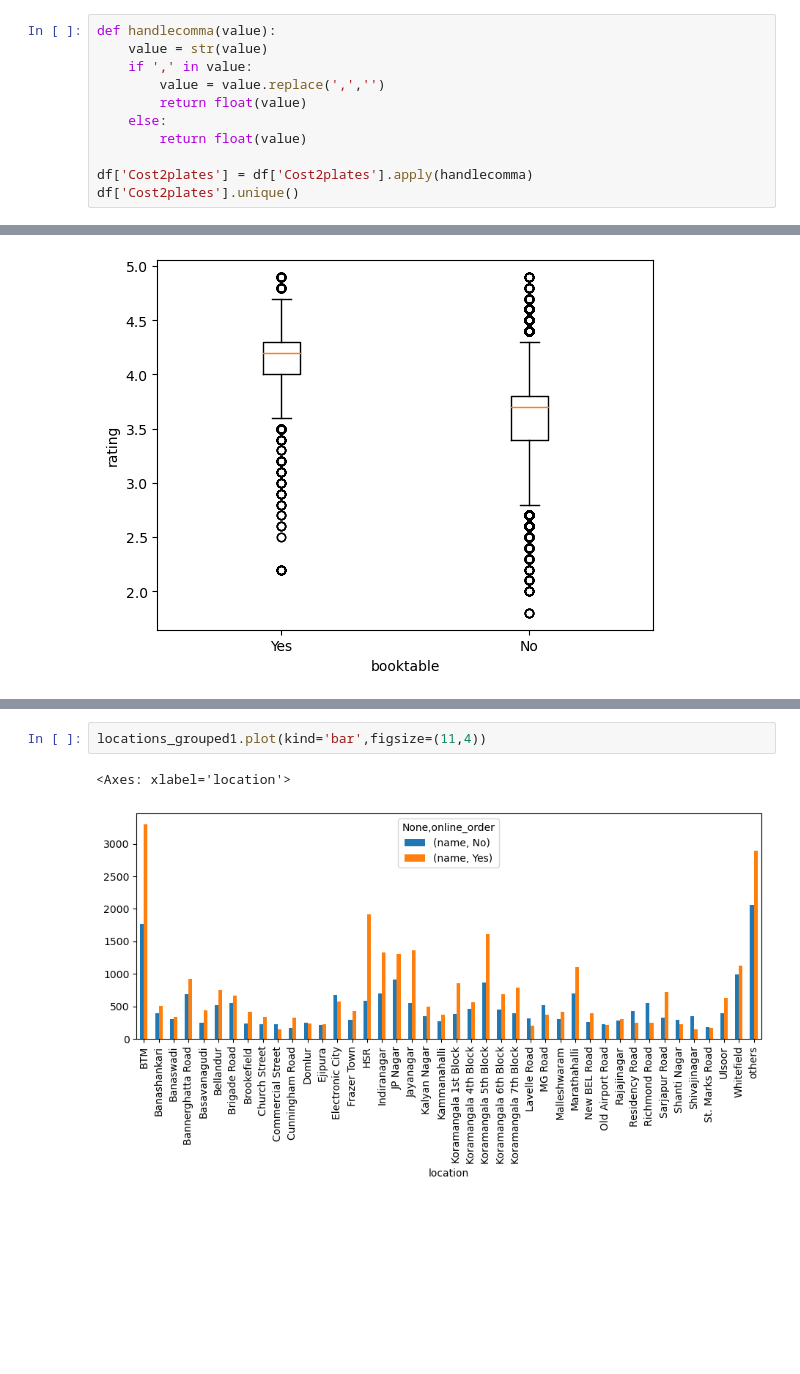
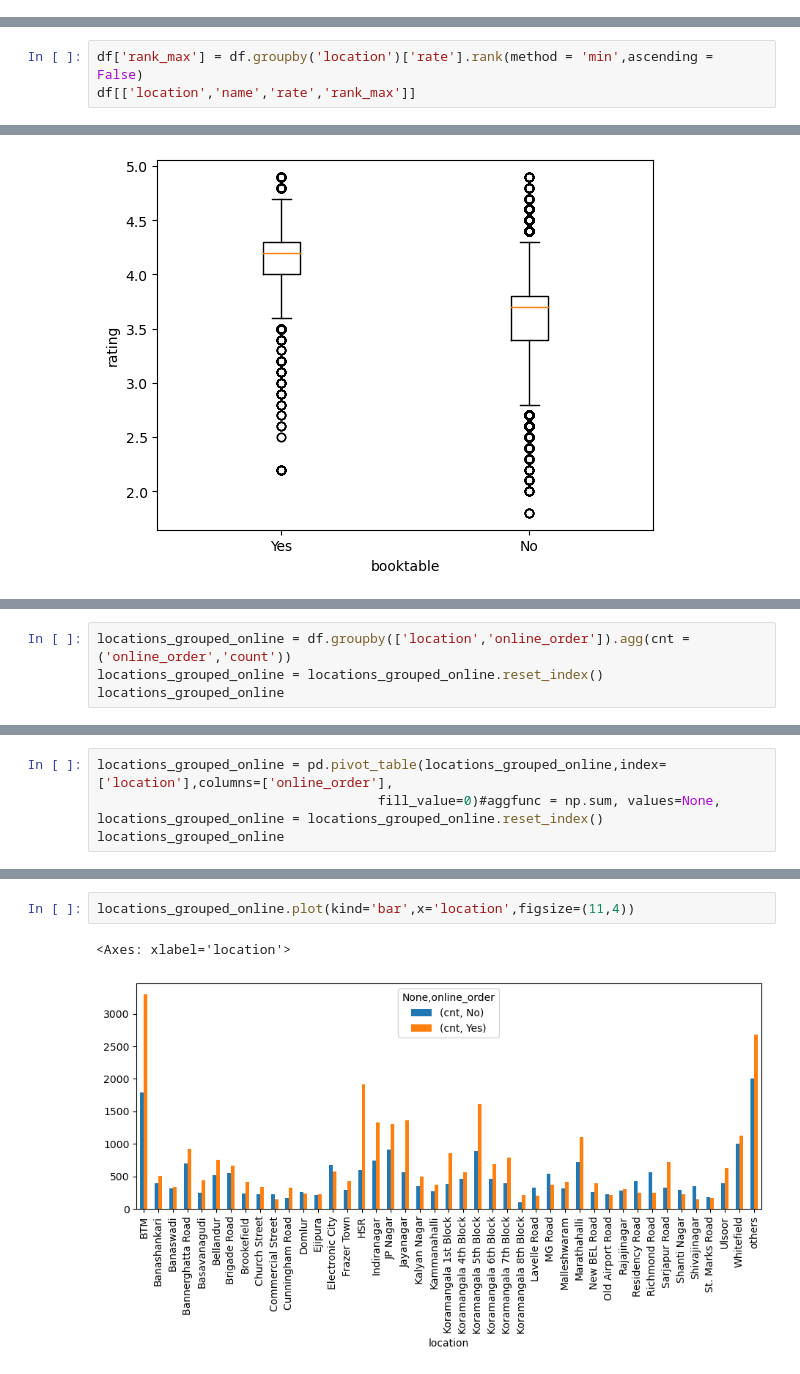
Before and after one commit to Abhijnan345Ghosh/Zomato_datasets_Analysis-Python-Pandas-Numpy-Matplotlib-, a Jupyter notebook: zomatosales analysis.ipynb, the cells around one changed output, grey strips where cells are left out. Saved outputs shown, nothing was run; the diff lists cells and outputs as text; blank space fills up the shorter version.

```diff
--- a/zomatosales analysis.ipynb
+++ b/zomatosales analysis.ipynb
@@ -219,11 +211,0 @@ array(['800', '300', '600', '700', '550', '500', '450', '650', '400',
-# %%
-def handlecomma(value):
-    value = str(value)
-    if ',' in value:
-        value = value.replace(',','')
-        return float(value)
-    else:
-        return float(value)
-
-df['Cost2plates'] = df['Cost2plates'].apply(handlecomma)
-df['Cost2plates'].unique()
@@ -751,0 +552,3 @@ plt.plot(resturant_v,mean_rates_arr)
+# %%
+df['rank_max'] = df.groupby('location')['rate'].rank(method = 'min',ascending = False)
+df[['location','name','rate','rank_max']]
@@ -909,0 +647,4 @@ locations_grouped2
+# %%
+locations_grouped_online = df.groupby(['location','online_order']).agg(cnt = ('online_order','count'))
+locations_grouped_online = locations_grouped_online.reset_index()
+locations_grouped_online
@@ -909,0 +665,5 @@ locations_grouped2
+# %%
+locations_grouped_online = pd.pivot_table(locations_grouped_online,index=['location'],columns=['online_order'],
+                                    fill_value=0)#aggfunc = np.sum, values=None,
+locations_grouped_online = locations_grouped_online.reset_index()
+locations_grouped_online
@@ -921,5 +700,5 @@ plt.show()
 # %%
-locations_grouped1.plot(kind='bar',figsize=(11,4))
+locations_grouped_online.plot(kind='bar',x='location',figsize=(11,4))
 # %% [output]
 <Axes: xlabel='location'>
-[figure, old version]
+[figure, new version]
```
Also changed, not shown: parts of 98 cells of this notebook.
